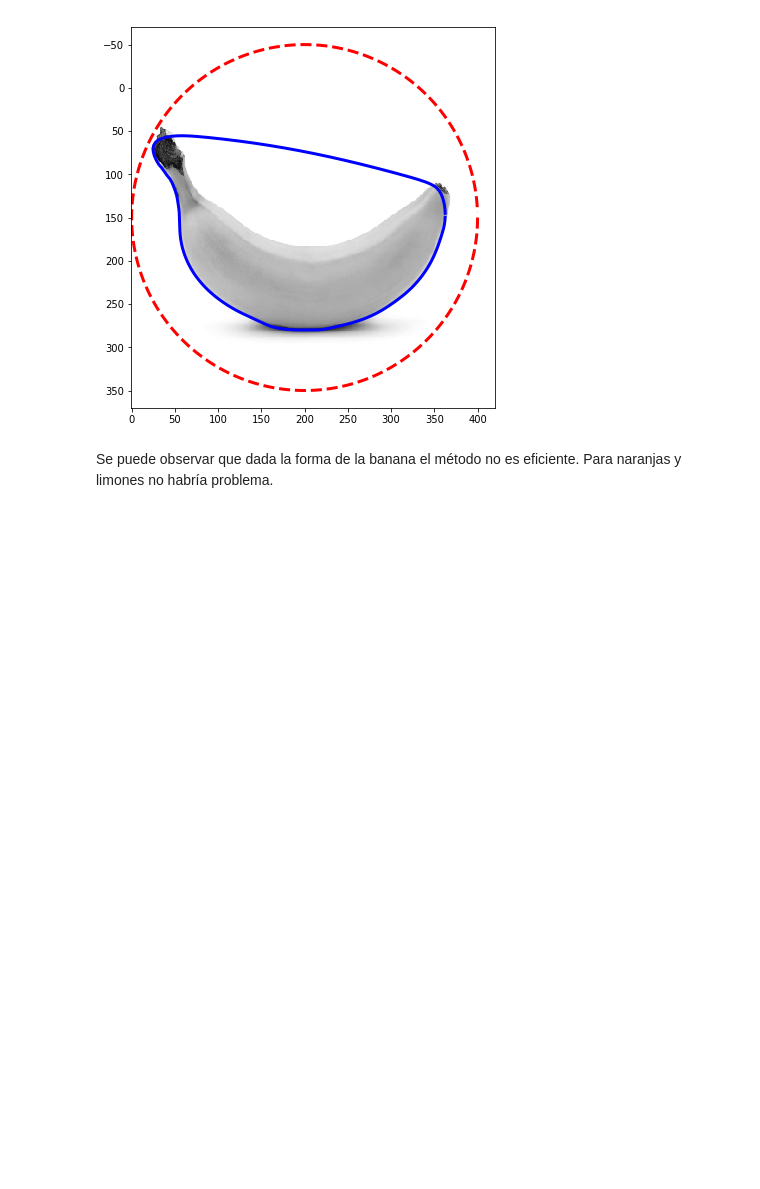
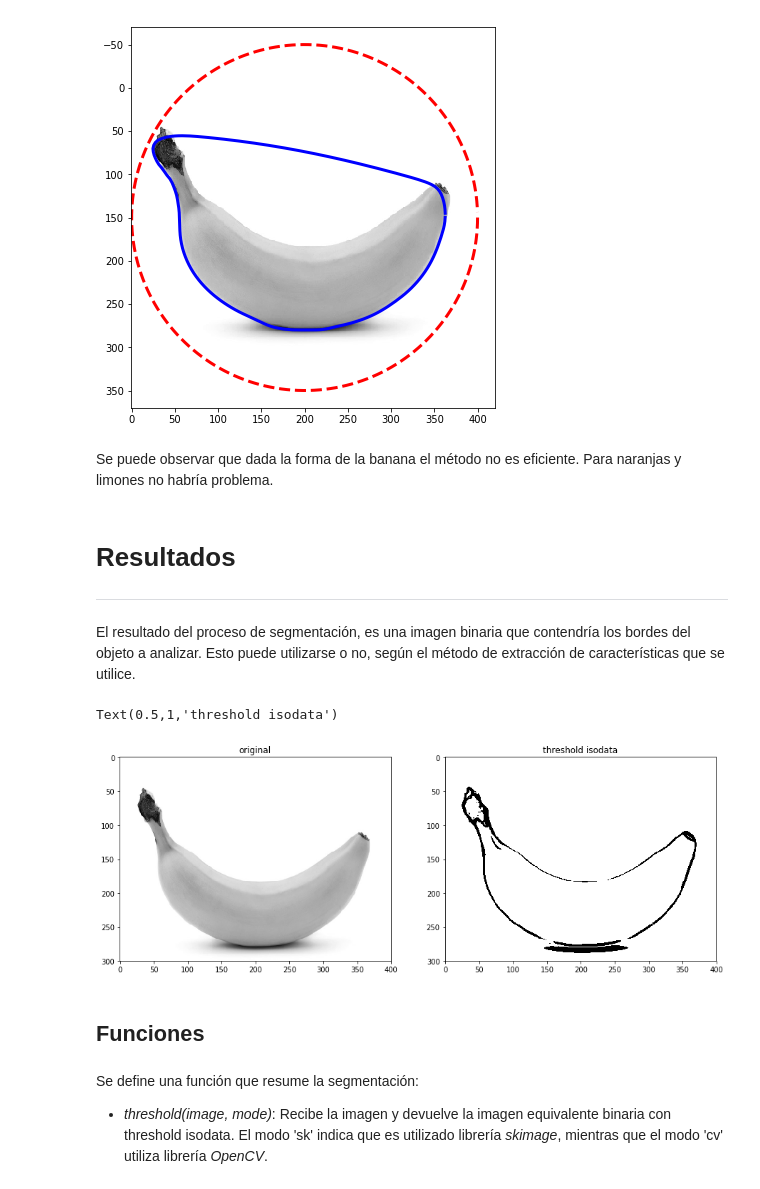
Before and after one commit to gonzafernan/fruit-classifier, a Jupyter notebook: 03-segmentacion.ipynb, the cells around one changed output. Cells and saved outputs as stored; diff of their text form; code cells hidden in the pictures; blank space fills up the shorter version.

```diff
--- a/03-segmentacion.ipynb
+++ b/03-segmentacion.ipynb
@@ -162,4 +162,26 @@ ax.plot(snake[:, 0], snake[:, 1], '-b', lw=3);
 [figure]
 # %% [markdown]
 Se puede observar que dada la forma de la banana el método no es eficiente. Para naranjas y limones no habría problema.
+# %% [markdown]
+# Resultados
+---
+# %% [markdown]
+El resultado del proceso de segmentación, es una imagen binaria que contendría los bordes del objeto a analizar. Esto puede utilizarse o no, según el método de extracción de características que se utilice.
+# %%
+th = filters.threshold_isodata(bc)
+
+fig, (ax0, ax1) = plt.subplots(1, 2, figsize=(15, 15))
+
+ax0.imshow(banana)
+ax0.set_title('original')
+ax1.imshow(bc < th)
+ax1.set_title('threshold isodata')
+# %% [output]
+Text(0.5,1,'threshold isodata')
+[figure, added]
+# %% [markdown]
+## Funciones
+# %% [markdown]
+Se define una función que resume la segmentación:
+- _threshold(image, mode)_: Recibe la imagen y devuelve la imagen equivalente binaria con threshold isodata. El modo 'sk' indica que es utilizado librería _skimage_, mientras que el modo 'cv' utiliza librería _OpenCV_.
 # %%
```
Also changed, not shown: parts of 1 cell of this notebook, 2 other files.
